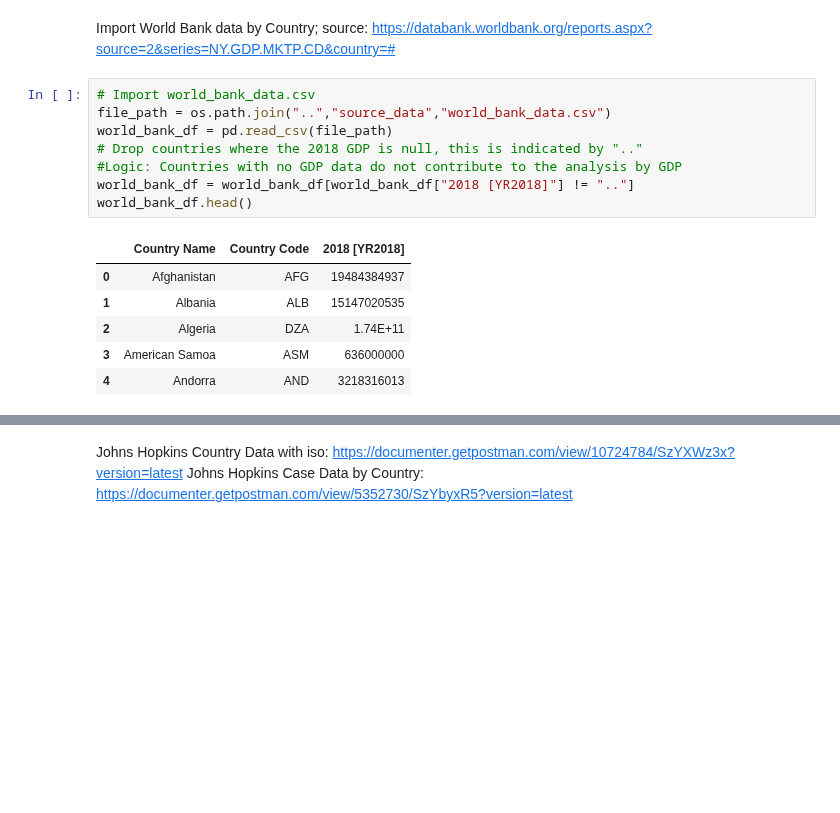
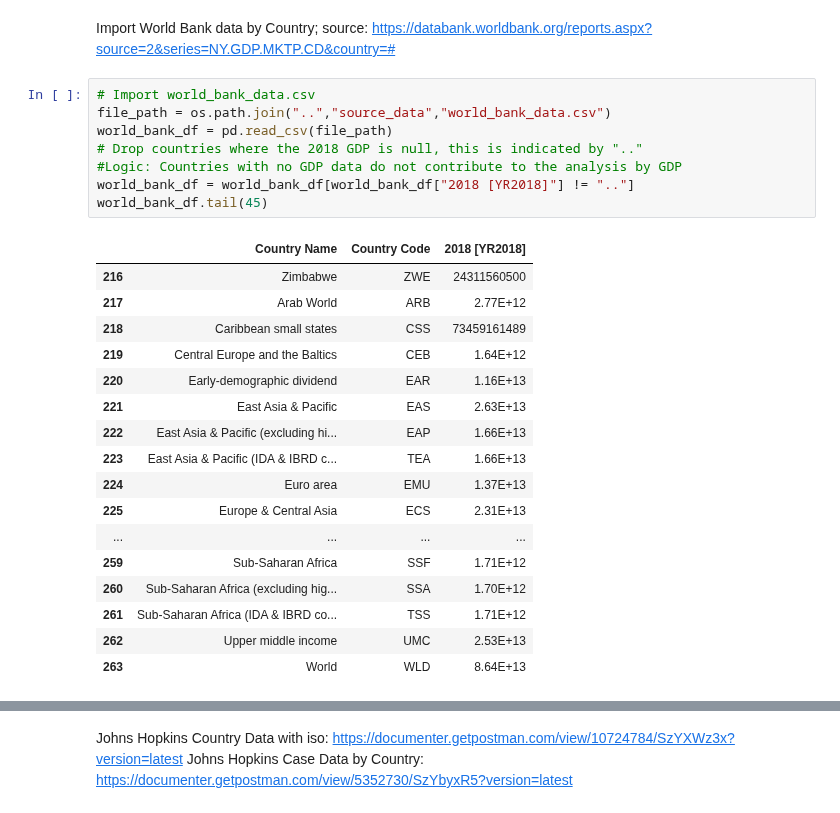
Before and after one commit to gelopez21/ProjectOne, a Jupyter notebook: Project One - Data Cleansing.ipynb, the cells around one changed output, grey strips where cells are left out. Saved outputs shown, nothing was run; the diff lists cells and outputs as text; blank space fills up the shorter version.

```diff
--- a/Project One - Data Cleansing.ipynb
+++ b/Project One - Data Cleansing.ipynb
@@ -34,15 +34,26 @@ Import World Bank data by Country; source: https://databank.worldbank.org/report
 # %%
 # Import world_bank_data.csv
 file_path = os.path.join("..","source_data","world_bank_data.csv")
 world_bank_df = pd.read_csv(file_path)
 # Drop countries where the 2018 GDP is null, this is indicated by ".."
 #Logic: Countries with no GDP data do not contribute to the analysis by GDP
 world_bank_df = world_bank_df[world_bank_df["2018 [YR2018]"] != ".."]
-world_bank_df.head()
+world_bank_df.tail(45)
 # %% [output]
 |  | Country Name | Country Code | 2018 [YR2018] |
-| 0 | Afghanistan | AFG | 19484384937 |
-| 1 | Albania | ALB | 15147020535 |
-| 2 | Algeria | DZA | 1.74E+11 |
-| 3 | American Samoa | ASM | 636000000 |
-| 4 | Andorra | AND | 3218316013 |
+| 216 | Zimbabwe | ZWE | 24311560500 |
+| 217 | Arab World | ARB | 2.77E+12 |
+| 218 | Caribbean small states | CSS | 73459161489 |
+| 219 | Central Europe and the Baltics | CEB | 1.64E+12 |
+| 220 | Early-demographic dividend | EAR | 1.16E+13 |
+| 221 | East Asia & Pacific | EAS | 2.63E+13 |
+| 222 | East Asia & Pacific (excluding hi... | EAP | 1.66E+13 |
+| 223 | East Asia & Pacific (IDA & IBRD c... | TEA | 1.66E+13 |
+| 224 | Euro area | EMU | 1.37E+13 |
+| 225 | Europe & Central Asia | ECS | 2.31E+13 |
+| ... | ... | ... | ... |
+| 259 | Sub-Saharan Africa | SSF | 1.71E+12 |
+| 260 | Sub-Saharan Africa (excluding hig... | SSA | 1.70E+12 |
+| 261 | Sub-Saharan Africa (IDA & IBRD co... | TSS | 1.71E+12 |
+| 262 | Upper middle income | UMC | 2.53E+13 |
+| 263 | World | WLD | 8.64E+13 |
```
Also changed, not shown: parts of 9 cells of this notebook.
